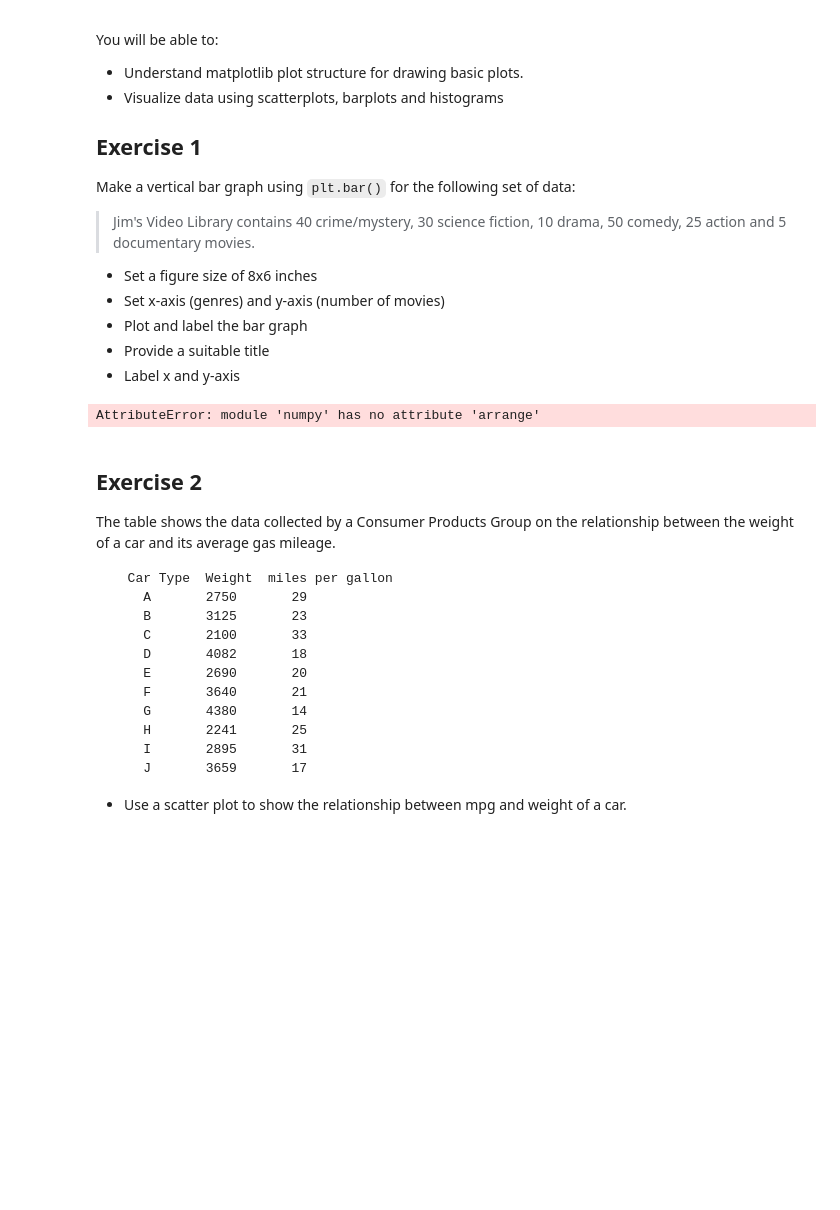
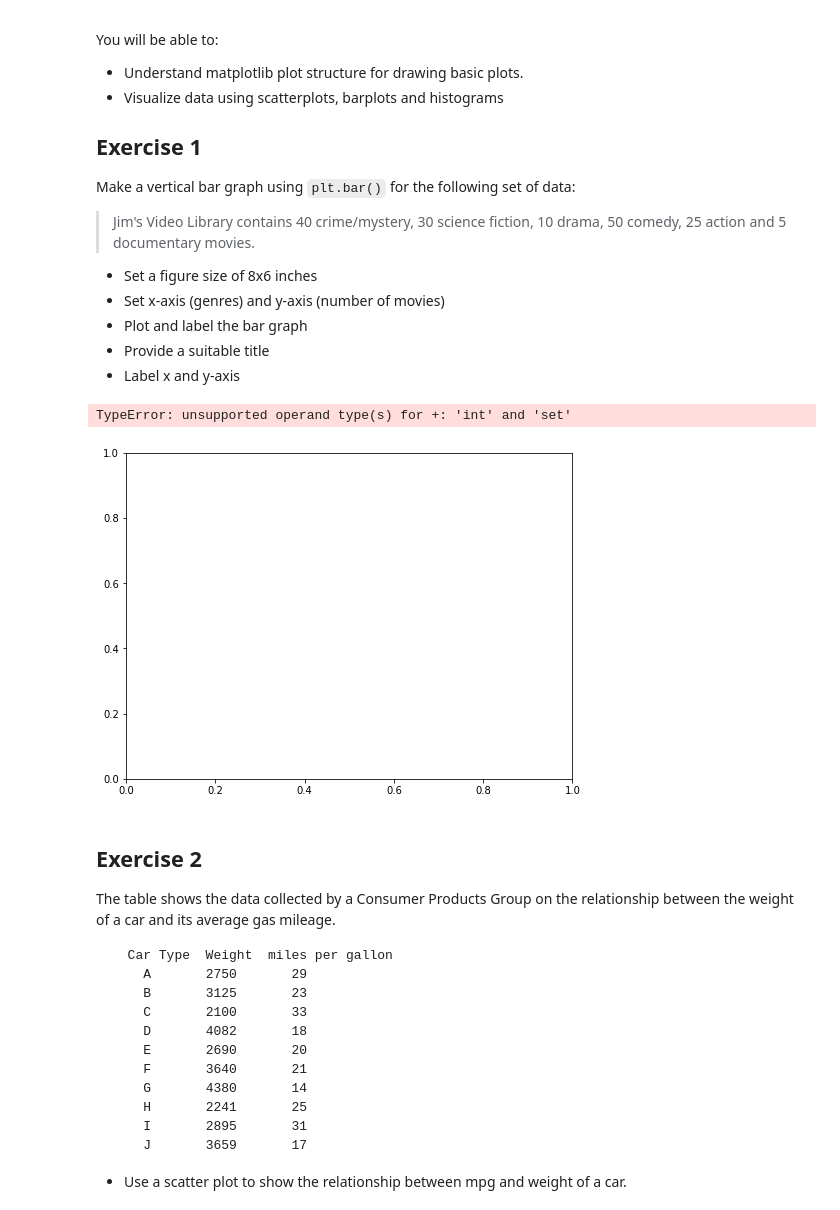
Before and after one commit to FabriceMesidor/dsc-data-viz-lab-nyc-ds-071519, a Jupyter notebook: index.ipynb, the cells around one changed output. Cells and saved outputs as stored; diff of their text form; code cells hidden in the pictures; blank space fills up the shorter version.

```diff
--- a/index.ipynb
+++ b/index.ipynb
@@ -23,28 +23,29 @@ Make a vertical bar graph using `plt.bar()` for the following set of data:
 # %%
 # import the required libraries
 import numpy as np
 import matplotlib.pyplot as plt
 
 y = {40, 30, 10,50,25,5}
-x = np.arrange(len(y))
+x = np.arange(len(y))
 labels = {'Crime/Mystery', 'Science Fiction', 'Drama', 'Comedy', 'Action', 'Doc Movies'}
 
 # Set a figure size
 plt.figure(figsize =(8,6))
 
 # Plot vertical bars of fixed width by passing x and y values to .bar() function
 plt.bar(x,y)
 
 # Give a title to the bar graph
 plt.title('Jim\'s Video Library')
 plt.ylabel('Number of movies')
 plt.xlabel('Genres')
 plt.xticks(x, labels)
 
 # Output the final plot
 plt.show()
 # %% [output]
-AttributeError: module 'numpy' has no attribute 'arrange'
+TypeError: unsupported operand type(s) for +: 'int' and 'set'
+[figure, added]
 # %% [markdown]
 ## Exercise 2
 
```
